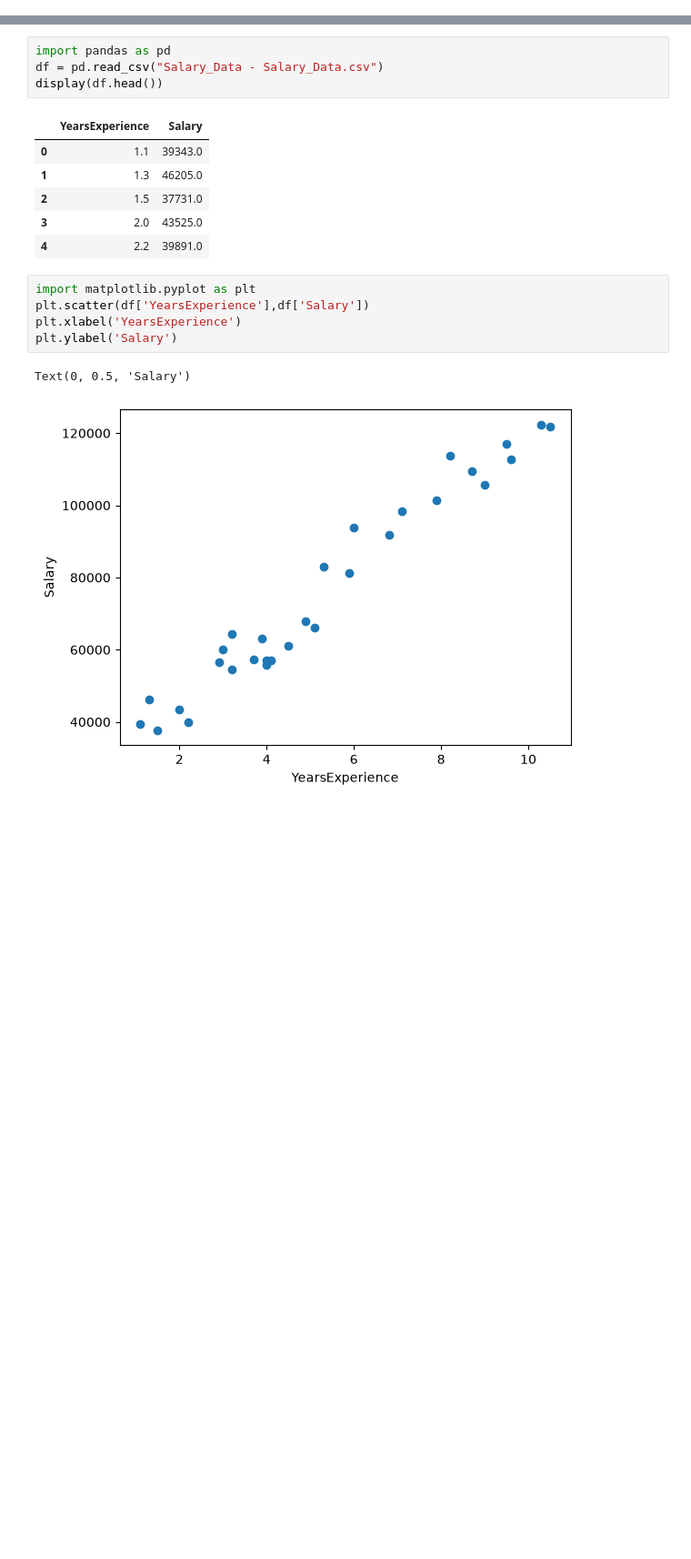
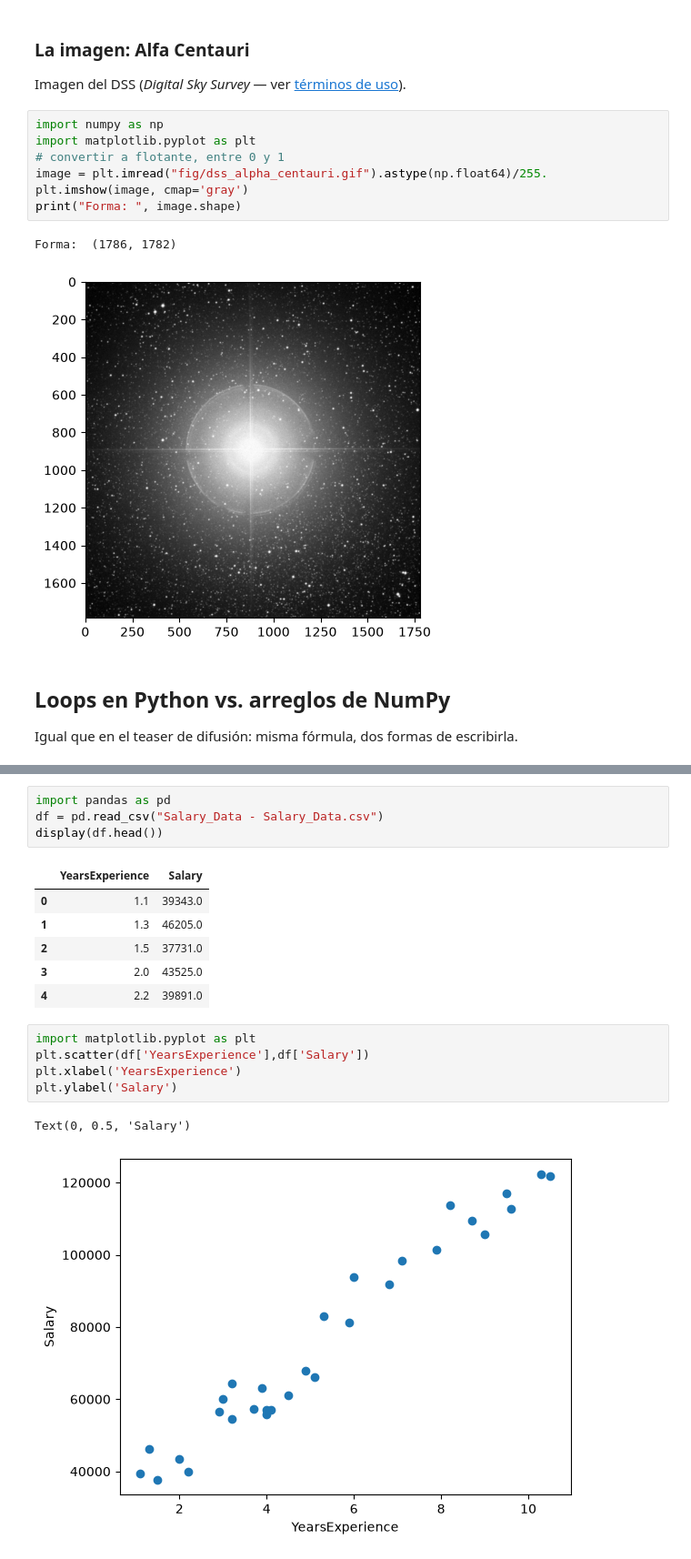
Before and after one commit to javiermoya2504/python-for-hpc-clase, a Jupyter notebook: notebooks/04--NumPy_SciPy_H5Py.ipynb, the cells around one changed output, grey strips where cells are left out. Shown at 91% size. Drawn from its saved outputs; the diff is of its cells as text; blank space fills up the shorter version.

```diff
--- a/notebooks/04--NumPy_SciPy_H5Py.ipynb
+++ b/notebooks/04--NumPy_SciPy_H5Py.ipynb
@@ -0,0 +1042,18 @@
+# %% [markdown]
+### La imagen: Alfa Centauri
+
+Imagen del DSS (*Digital Sky Survey* — ver [términos de uso](http://archive.stsci.edu/dss/acknowledging.html)).
+# %%
+import numpy as np
+import matplotlib.pyplot as plt
+# convertir a flotante, entre 0 y 1
+image = plt.imread("fig/dss_alpha_centauri.gif").astype(np.float64)/255.
+plt.imshow(image, cmap='gray')
+print("Forma: ", image.shape)
+# %% [output]
+Forma:  (1786, 1782)
+[figure, added]
+# %% [markdown]
+## Loops en Python vs. arreglos de NumPy
+
+Igual que en el teaser de difusión: misma fórmula, dos formas de escribirla.
```
Also changed, not shown: parts of 107 cells of this notebook.
